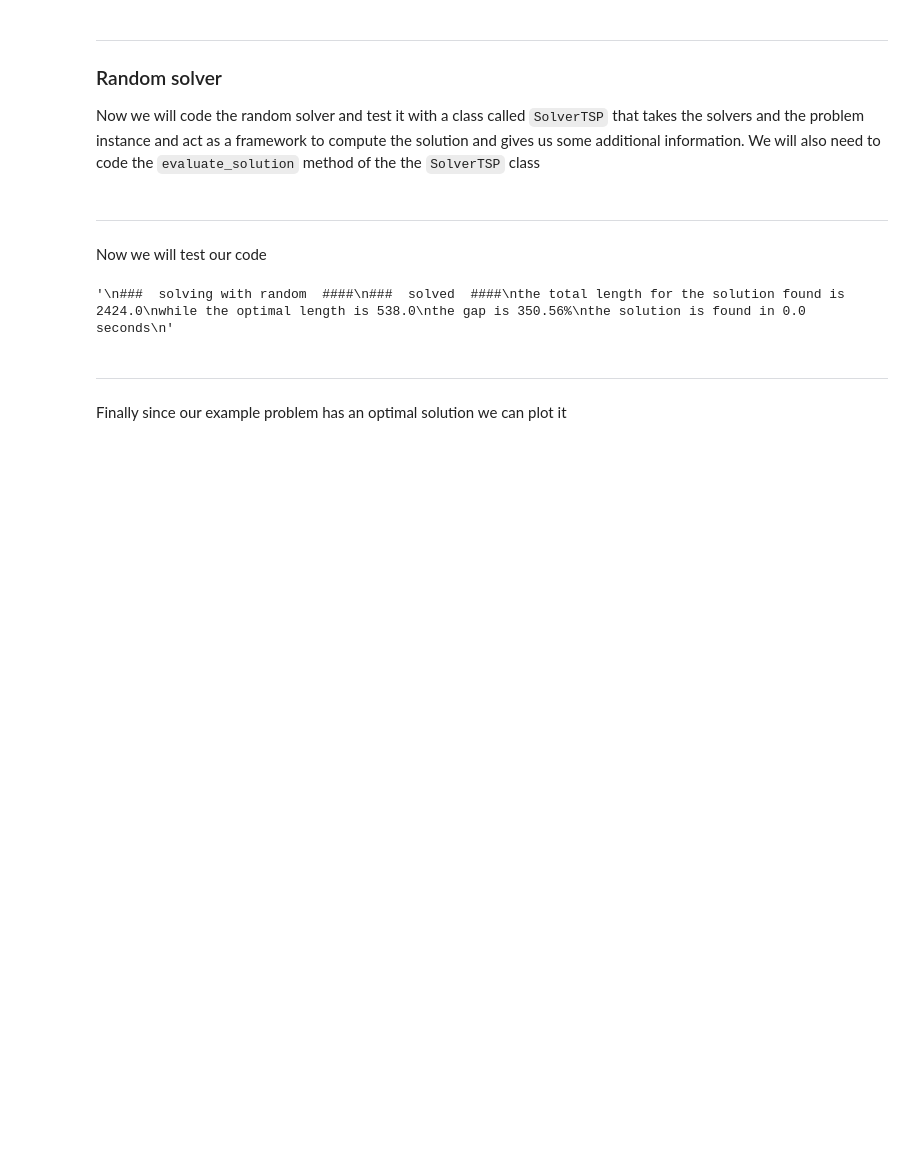
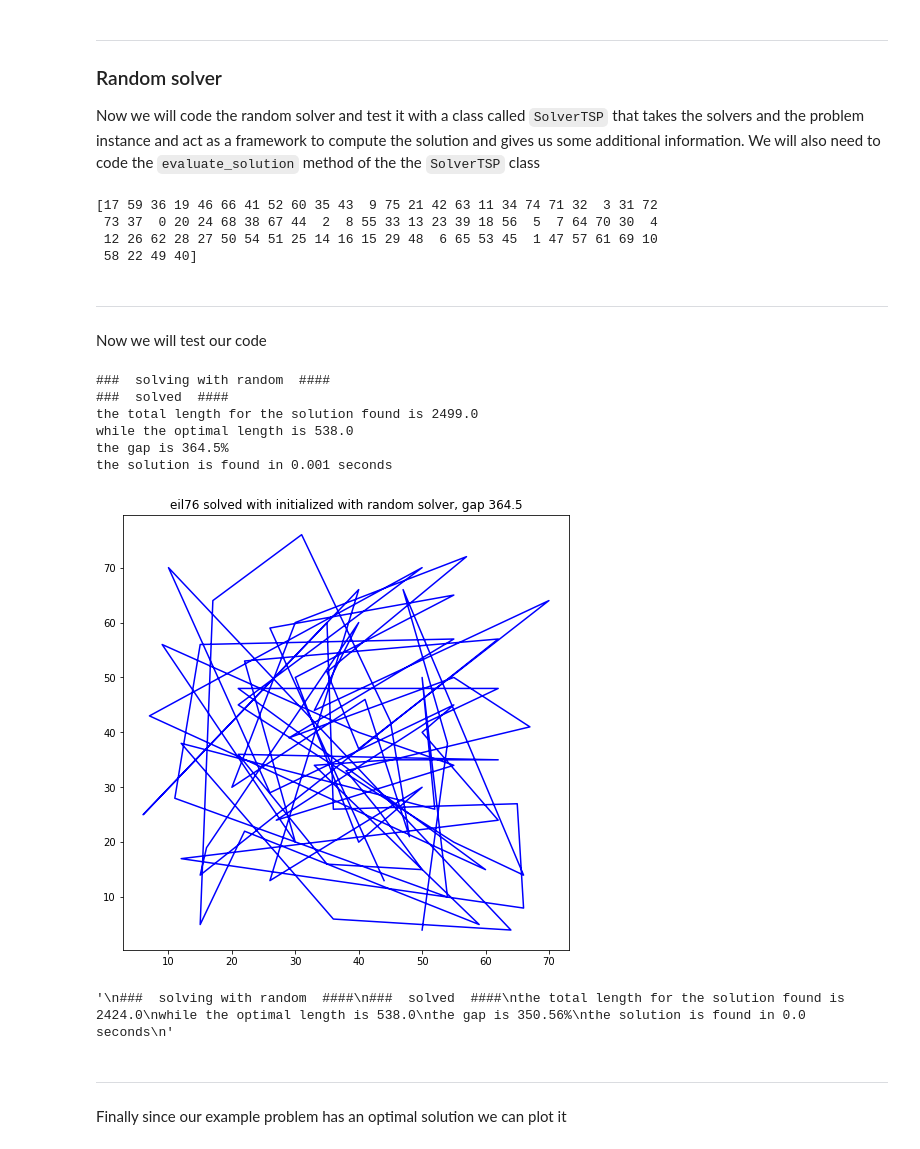
Before and after one commit to UmbertoJr/AI2022BS, a Jupyter notebook: colab/Student_lecture_1.ipynb, the cells around one changed output. Saved outputs shown, nothing was run; the diff lists cells and outputs as text; code cells hidden in the pictures; blank space fills up the shorter version.

```diff
--- a/colab/Student_lecture_1.ipynb
+++ b/colab/Student_lecture_1.ipynb
@@ -213,9 +223,17 @@ We will also need to code the `evaluate_solution` method of the the `SolverTSP`
 import random
 
 def random_method(instance_): # TODO
-    return
+    return np.random.choice(np.arange(instance_.nPoints), size=instance_.nPoints,
+                            replace=False)
 
 available_methods = {"random": random_method}
+# %%
+print(random_method(p_inst))
+# %% [output]
+[17 59 36 19 46 66 41 52 60 35 43  9 75 21 42 63 11 34 74 71 32  3 31 72
+ 73 37  0 20 24 68 38 67 44  2  8 55 33 13 23 39 18 56  5  7 64 70 30  4
+ 12 26 62 28 27 50 54 51 25 14 16 15 29 48  6 65 53 45  1 47 57 61 69 10
+ 58 22 49 40]
 # %%
 from time import time as t
 
@@ -271,10 +289,11 @@ class SolverTSP:
     def evaluate_solution(self, return_value=False):
         total_length = 0
         from_node_id = self.solution[0] # starting_node
-        # TODO
-
-
-
+        for node_id in self.solution[1:]:
+            edge_distance = self.problem_instance.dist_matrix[from_node_id, node_id]
+            total_length += edge_distance
+            from_node_id = node_id
+        self.found_length = total_length + self.problem_instance.dist_matrix[self.solution[0], from_node_id]
         if return_value:
             return total_length
 
@@ -288,31 +307,40 @@ Now we will test our code
 # %%
 
 # here I'm repeating this two lines just to remind you which problem we are using
 example_problem = "AI2021BS/problems/eil76.tsp"
 p_inst = ProblemInstance(example_problem)
 available_methods = {"random": random_method}
 solver_name="random"
 # TODO
 # 1. create an instance of SolverTSP
-
+solver = SolverTSP(solver_name, p_inst)
 # 2. compute a solution
-
+solver.compute_solution()
 # 3. print the information as for the output
-# print("the total length for the solution found is" + solver.solution)
-
+print(f"the total length for the solution found is {solver.found_length}",
+      f"while the optimal length is {solver.problem_instance.best_sol}",
+      f"the gap is {solver.gap}%",
+      f"the solution is found in {solver.duration} seconds", sep="\n")
 # 4. plot the solution
-
+solver.plot_solution()
 # this is the output expected and after that the solution's plot
 """
 ###  solving with random  ####
 ###  solved  ####
 the total length for the solution found is 2424.0
 while the optimal length is 538.0
 the gap is 350.56%
 the solution is found in 0.0 seconds
 """
 # %% [output]
-'\n###  solving with random  ####\n###  solved  ####\nthe total length for the solution found is 2424.0\nwhile the optimal length is 538.0\nthe gap is 350.56%\nthe solution is found in 0.0 seconds\n'
+###  solving with random  ####
+###  solved  ####
+the total length for the solution found is 2499.0
+while the optimal length is 538.0
+the gap is 364.5%
+the solution is found in 0.001 seconds
+[figure, added]
+'\n###  solving with random  ####\n###  solved  ####\nthe total length for the solution found is 2424.0\nwhile the optimal length is 538.0\nthe gap is 350.56%\nthe solution is found in 0.0 seconds\n'
 # %% [markdown]
 --------------------
 Finally since our example problem has an optimal solution we can plot it
```
Also changed, not shown: parts of 5 cells of this notebook.
